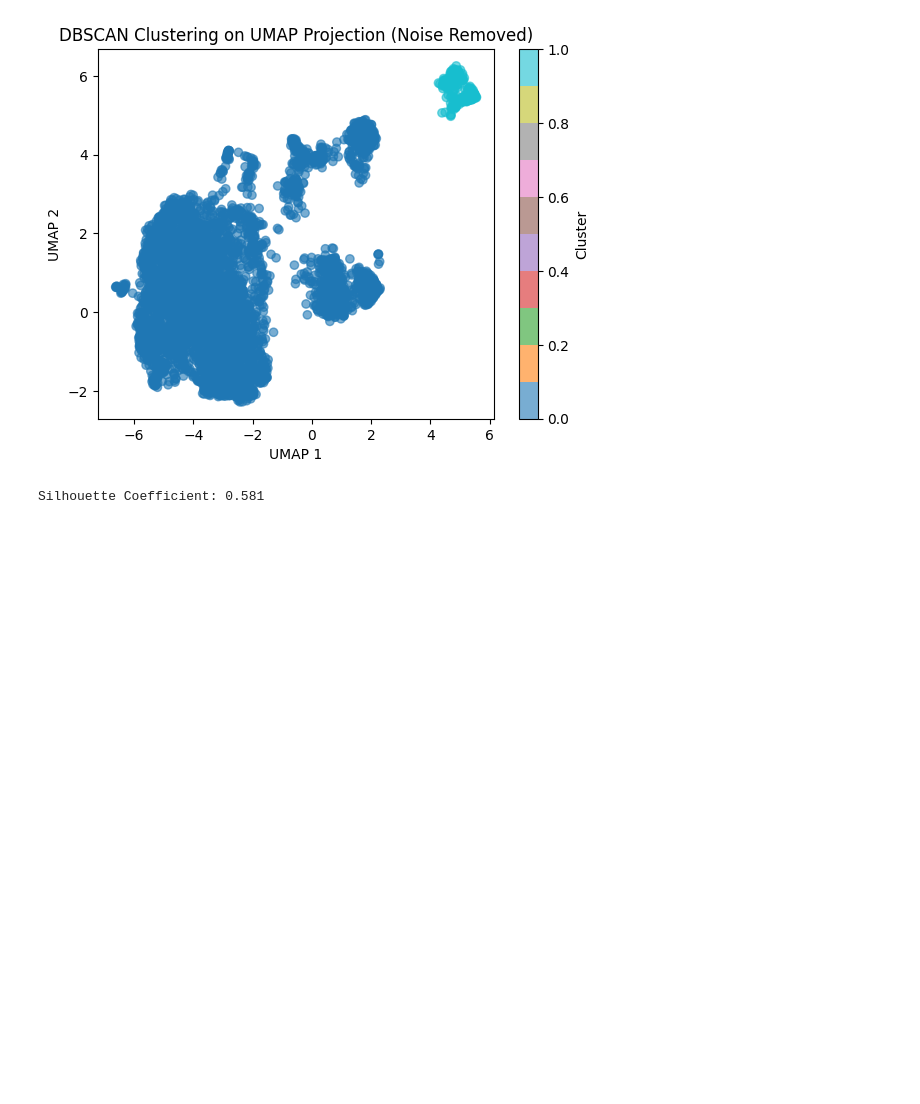
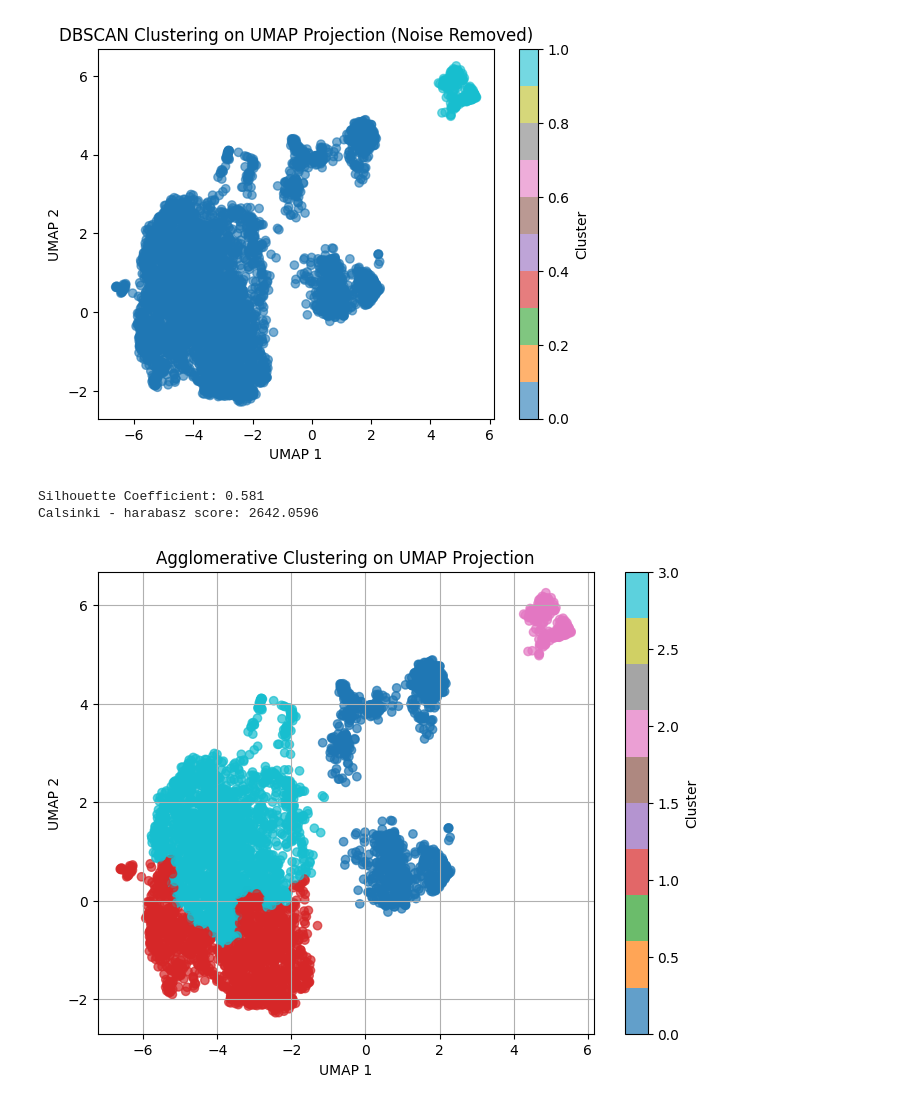
Before and after one commit to samroska/milestone-2-siads-696, a Jupyter notebook: Clustering - All Features.ipynb, the cells around one changed output. Saved outputs shown, nothing was run; the diff lists cells and outputs as text; code cells hidden in the pictures; blank space fills up the shorter version.

```diff
--- a/Clustering - All Features.ipynb
+++ b/Clustering - All Features.ipynb
@@ -313,5 +317,9 @@ plt.show()
 # %%
 sil_coeff = silhouette_score(X_umap,labels5)
 print("Silhouette Coefficient:", round(sil_coeff, 3))
+
+score = calinski_harabasz_score(X_umap, labels5)
+print("Calsinki - harabasz score:",score)
 # %% [output]
 Silhouette Coefficient: 0.581
+Calsinki - harabasz score: 2642.0596
@@ -321,0 +326,14 @@ Silhouette Coefficient: 0.581
+# %%
+agg = AgglomerativeClustering(n_clusters=4, linkage='ward')  # 'ward' requires Euclidean distance
+labels6 = agg.fit_predict(X_umap)
+
+plt.figure(figsize=(8, 6))
+plt.scatter(X_umap[:, 0], X_umap[:, 1], c=labels6, cmap="tab10", alpha=0.7)
+plt.xlabel("UMAP 1")
+plt.ylabel("UMAP 2")
+plt.title("Agglomerative Clustering on UMAP Projection")
+plt.colorbar(label="Cluster")
+plt.grid(True)
+plt.show()
+# %% [output]
+[figure, added]
```
Also changed, not shown: parts of 9 cells of this notebook.
